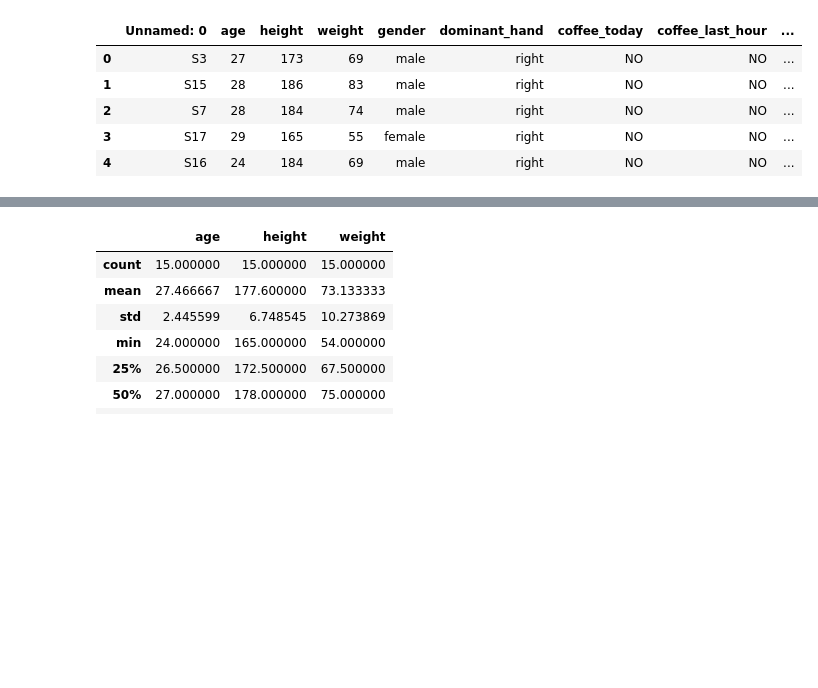
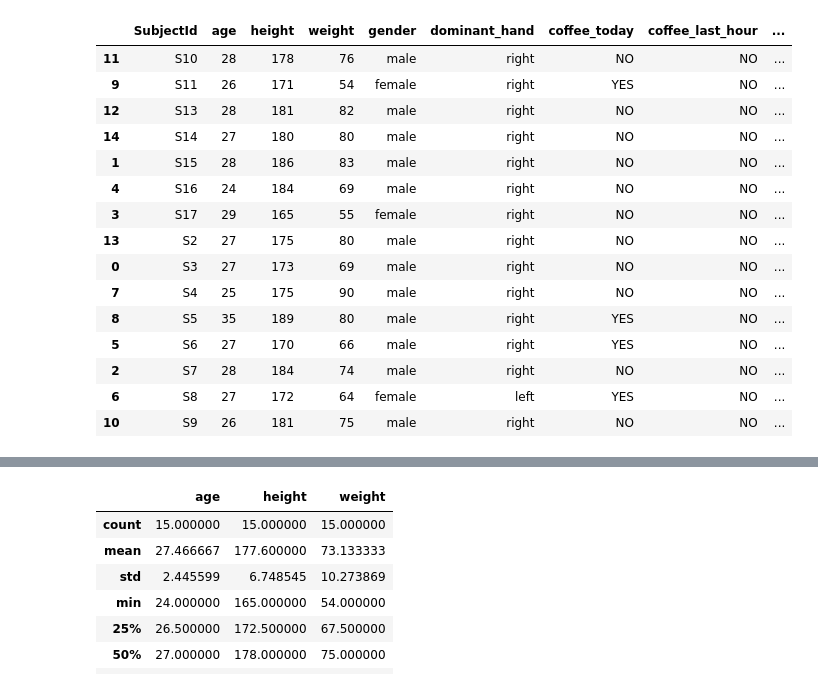
Before and after one commit to harinadh12/Appidi_OUDSA5900, a Jupyter notebook: readme_parser.ipynb, the cells around one changed output, grey strips where cells are left out. Cells and saved outputs as stored; diff of their text form; code cells hidden in the pictures; blank space fills up the shorter version.

```diff
--- a/readme_parser.ipynb
+++ b/readme_parser.ipynb
@@ -62,7 +62,7 @@ PARSE_KEYS = {
     }
 }
 
-DATA_PATH = 'WESAD/'
+DATA_PATH = '../WESAD/'
 file_suffix = '_readme.txt'
 
 
@@ -100,15 +100,27 @@ def parse_all_readmes():
 # %%
 # rp.parse_all_readmes()
 parse_all_readmes()
-df = pd.read_csv('./WESAD/readmes.csv')
-df.head()
+df = pd.read_csv('../WESAD/readmes.csv')
+df.rename(columns= {'Unnamed: 0':'SubjectId'}, inplace=True)
+df.SubjectId.astype(str)
+df.sort_values(by='SubjectId')
 # %% [output]
-|  | Unnamed: 0 | age | height | weight | gender | dominant_hand | coffee_today | coffee_last_hour | ... |
+|  | SubjectId | age | height | weight | gender | dominant_hand | coffee_today | coffee_last_hour | ... |
+| 11 | S10 | 28 | 178 | 76 | male | right | NO | NO | ... |
+| 9 | S11 | 26 | 171 | 54 | female | right | YES | NO | ... |
+| 12 | S13 | 28 | 181 | 82 | male | right | NO | NO | ... |
+| 14 | S14 | 27 | 180 | 80 | male | right | NO | NO | ... |
+| 1 | S15 | 28 | 186 | 83 | male | right | NO | NO | ... |
+| 4 | S16 | 24 | 184 | 69 | male | right | NO | NO | ... |
+| 3 | S17 | 29 | 165 | 55 | female | right | NO | NO | ... |
+| 13 | S2 | 27 | 175 | 80 | male | right | NO | NO | ... |
 | 0 | S3 | 27 | 173 | 69 | male | right | NO | NO | ... |
-| 1 | S15 | 28 | 186 | 83 | male | right | NO | NO | ... |
+| 7 | S4 | 25 | 175 | 90 | male | right | NO | NO | ... |
+| 8 | S5 | 35 | 189 | 80 | male | right | YES | NO | ... |
+| 5 | S6 | 27 | 170 | 66 | male | right | YES | NO | ... |
 | 2 | S7 | 28 | 184 | 74 | male | right | NO | NO | ... |
-| 3 | S17 | 29 | 165 | 55 | female | right | NO | NO | ... |
-| 4 | S16 | 24 | 184 | 69 | male | right | NO | NO | ... |
+| 6 | S8 | 27 | 172 | 64 | female | left | YES | NO | ... |
+| 10 | S9 | 26 | 181 | 75 | male | right | NO | NO | ... |
 # %%
 df.astype('object').describe()
 # %% [output]
```
Also changed, not shown: parts of 2 cells of this notebook, 23 other files.
